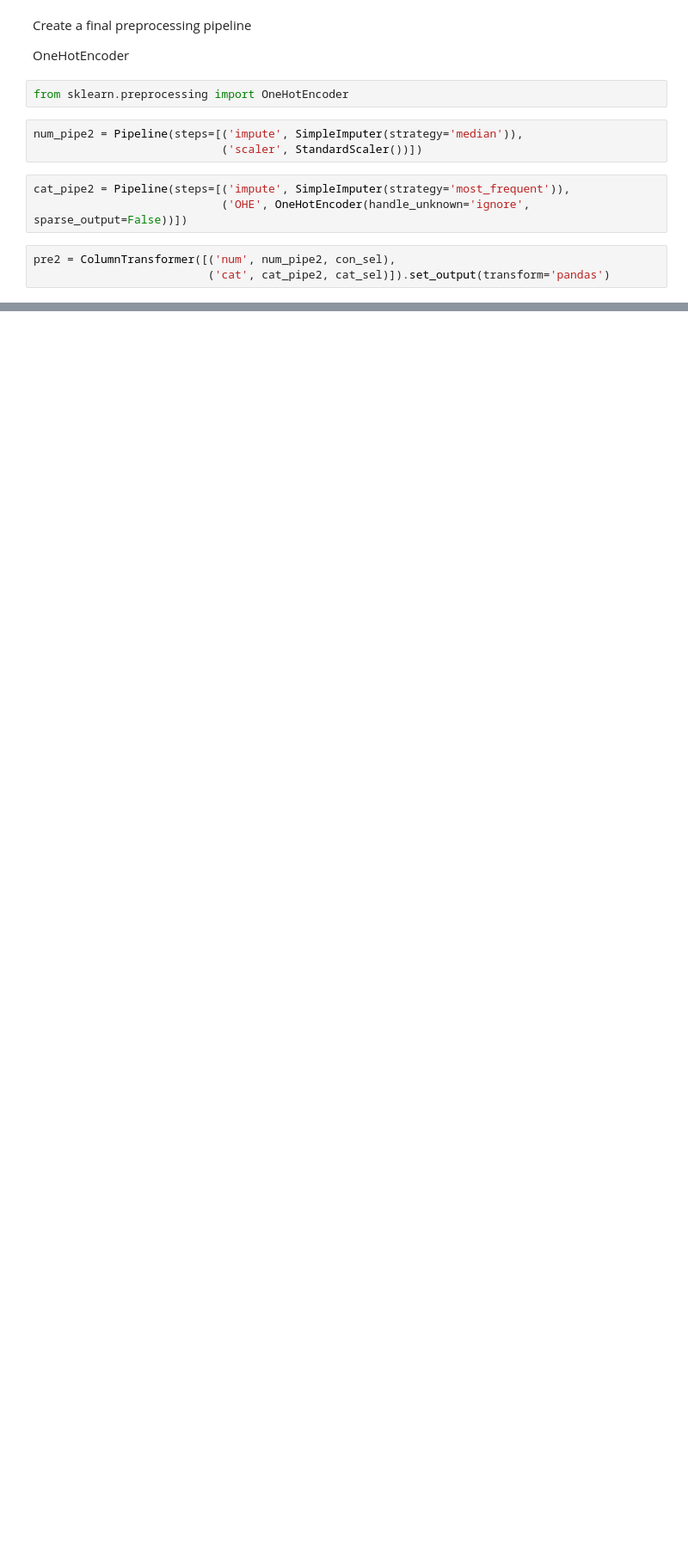
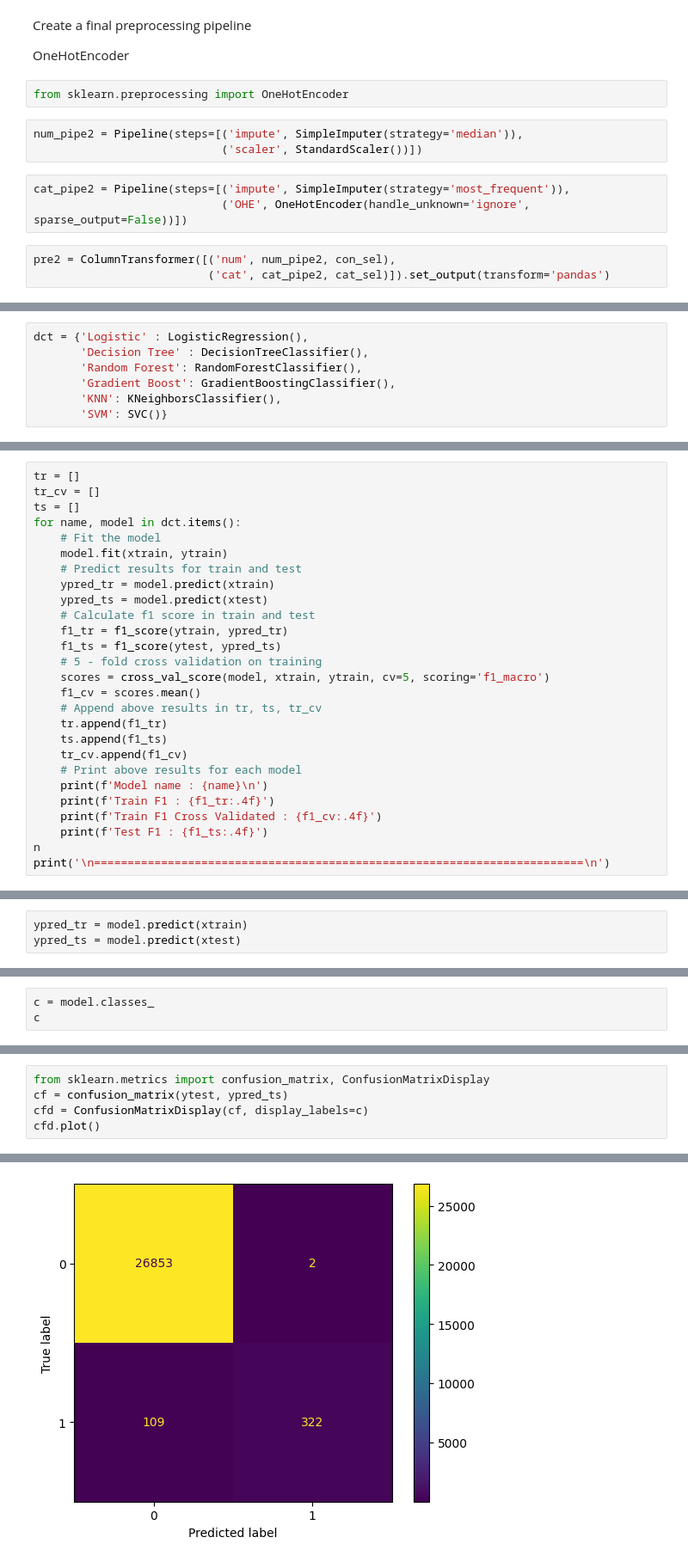
Before and after one commit to kulaish/VS-code-1, a Jupyter notebook: assignment machine failure/machinefal.ipynb, the cells around one changed output, grey strips where cells are left out. Shown at 86% size. Saved outputs shown, nothing was run; the diff lists cells and outputs as text; blank space fills up the shorter version.

```diff
--- a/assignment machine failure/machinefal.ipynb
+++ b/assignment machine failure/machinefal.ipynb
@@ -266,0 +290,7 @@ MemoryError: Unable to allocate 10.1 GiB for an array with shape (136429, 9979)
+# %%
+dct = {'Logistic' : LogisticRegression(),
+       'Decision Tree' : DecisionTreeClassifier(),
+       'Random Forest': RandomForestClassifier(),
+       'Gradient Boost': GradientBoostingClassifier(),
+       'KNN': KNeighborsClassifier(),
+       'SVM': SVC()}
@@ -266,0 +306,26 @@ MemoryError: Unable to allocate 10.1 GiB for an array with shape (136429, 9979)
+# %%
+tr = []
+tr_cv = []
+ts = []
+for name, model in dct.items():
+    # Fit the model
+    model.fit(xtrain, ytrain)
+    # Predict results for train and test
+    ypred_tr = model.predict(xtrain)
+    ypred_ts = model.predict(xtest)
+    # Calculate f1 score in train and test
+    f1_tr = f1_score(ytrain, ypred_tr)
+    f1_ts = f1_score(ytest, ypred_ts)
+    # 5 - fold cross validation on training
+    scores = cross_val_score(model, xtrain, ytrain, cv=5, scoring='f1_macro')
+    f1_cv = scores.mean()
+    # Append above results in tr, ts, tr_cv
+    tr.append(f1_tr)
+    ts.append(f1_ts)
+    tr_cv.append(f1_cv)
+    # Print above results for each model
+    print(f'Model name : {name}\n')
+    print(f'Train F1 : {f1_tr:.4f}')
+    print(f'Train F1 Cross Validated : {f1_cv:.4f}')
+    print(f'Test F1 : {f1_ts:.4f}')
+n       print('\n=========================================================================\n')
@@ -266,0 +380,3 @@ MemoryError: Unable to allocate 10.1 GiB for an array with shape (136429, 9979)
+# %%
+ypred_tr = model.predict(xtrain)
+ypred_ts = model.predict(xtest)
@@ -266,0 +411,3 @@ MemoryError: Unable to allocate 10.1 GiB for an array with shape (136429, 9979)
+# %%
+c = model.classes_
+c
@@ -266,0 +416,6 @@ MemoryError: Unable to allocate 10.1 GiB for an array with shape (136429, 9979)
+# %%
+from sklearn.metrics import confusion_matrix, ConfusionMatrixDisplay
+cf = confusion_matrix(ytest, ypred_ts)
+cfd = ConfusionMatrixDisplay(cf, display_labels=c)
+cfd.plot()
+# %% [output]
@@ -266,0 +423 @@ MemoryError: Unable to allocate 10.1 GiB for an array with shape (136429, 9979)
+[figure, added]
```
Also changed, not shown: parts of 42 cells of this notebook, 3 other files.
